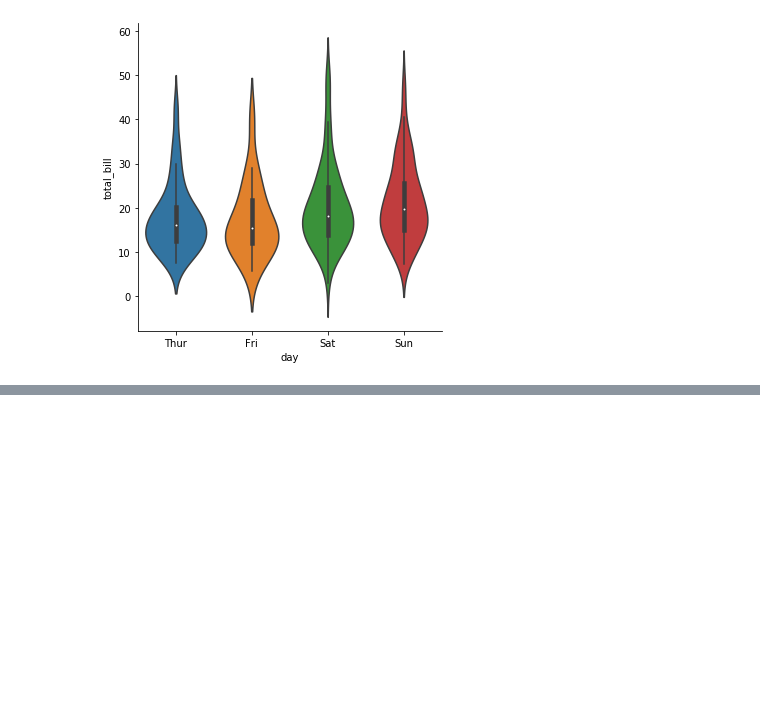
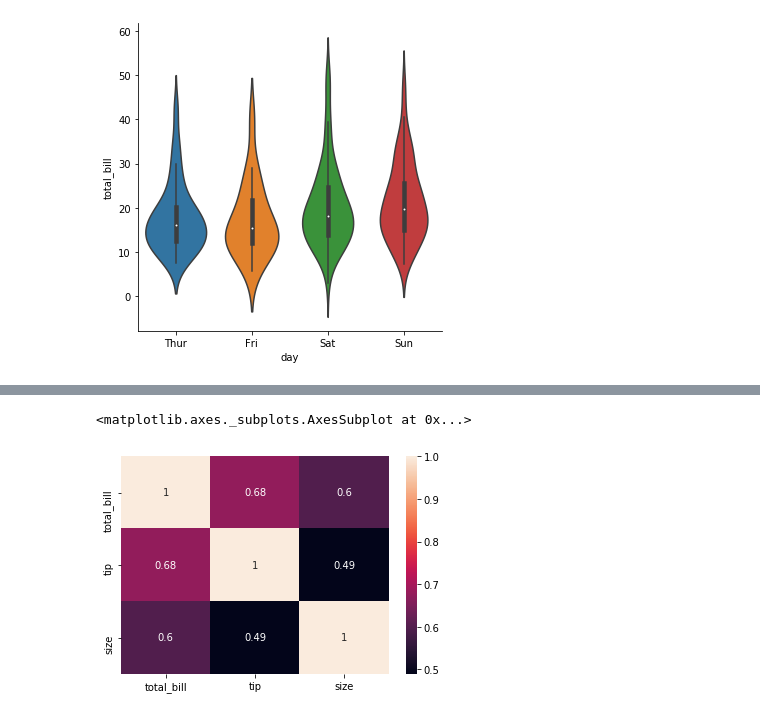
Before and after one commit to sigitp-git/miscell-pydsml, a Jupyter notebook: Seaborn/Seaborn-basics.ipynb, the cells around one changed output, grey strips where cells are left out. Cells and saved outputs as stored; diff of their text form; code cells hidden in the pictures; blank space fills up the shorter version.

```diff
--- a/Seaborn/Seaborn-basics.ipynb
+++ b/Seaborn/Seaborn-basics.ipynb
@@ -304,0 +355,5 @@ sns.catplot(x='day', y='total_bill',data=tips, kind='violin')
+# %%
+sns.heatmap(tips.corr(), annot=True)
+# %% [output]
+<matplotlib.axes._subplots.AxesSubplot at 0x...>
+[figure, added]
```
Also changed, not shown: parts of 20 cells of this notebook.
